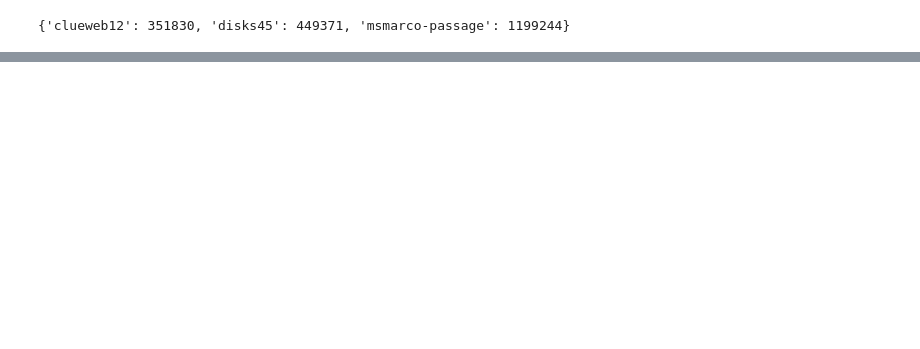
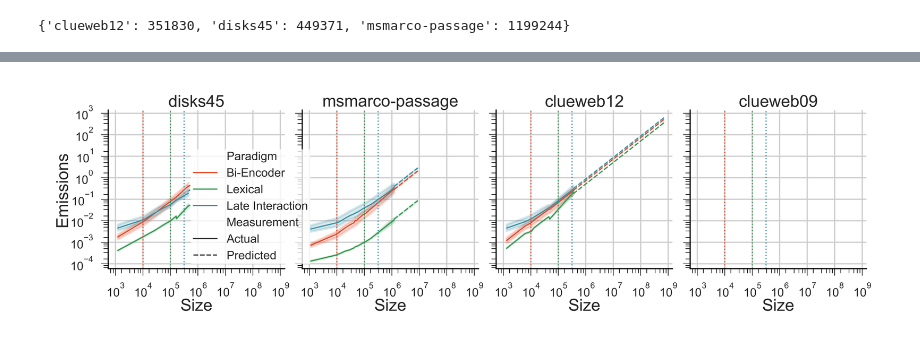
Before and after one commit to webis-de/ecir25-corpus-subsampling, a Jupyter notebook: notebooks/carbon-footprint-eval.ipynb, the cells around one changed output, grey strips where cells are left out. Drawn from its saved outputs; the diff is of its cells as text; code cells hidden in the pictures; blank space fills up the shorter version.

Commit message:
Update plotting code.

```diff
--- a/notebooks/carbon-footprint-eval.ipynb
+++ b/notebooks/carbon-footprint-eval.ipynb
@@ -182,0 +174,84 @@ plt.yscale('log')
+# %%
+import matplotlib
+import numpy as np
+import matplotlib.ticker as ticker
+
+# Add the recommended values here:
+recommended_values = [
+    [10**4, 10**5, 10**5.5],
+    [10**4, 10**5, 10**5.5],
+    [10**4, 10**5, 10**5.5],
+    [10**4, 10**5, 10**5.5],
+]
+
+colwidth_pt = 347.12354
+dpi = 1200
+colwidth_inches = colwidth_pt / 72.27
+
+tex_fonts = {
+    # Use 10pt font in plots, to match 10pt font in document
+    "axes.labelsize": 7,
+    "font.size": 7,
+    # Make the legend/label fonts a little smaller
+    "legend.fontsize": 5,
+    "xtick.labelsize": 5,
+    "ytick.labelsize": 5
+}
+
+palette = ["#E64727", "#349850", "#3A91A5"]
+
+# ClueWeb09 is still running, extracting the corpus still needs 2 days to finish
+# Hence, I add a pseudo entry so that we get the column at least
+df_clueweb09 = pd.DataFrame([{'Paradigm': paradigm + ' (Predicted)', 'Size': size, 'Emissions': emissions, 'Dataset': 'clueweb09'}])
+df_concat = pd.concat([df_emissions, df_predicted_observations, df_clueweb09]).rename(columns={"Paradigm": "ZZZ"}).assign(
+    Paradigm=lambda x: np.select(
+        [
+            x['ZZZ'].str.startswith('Bi-Encoder'),
+            x['ZZZ'].str.startswith('Lexical'),
+            x['ZZZ'].str.startswith('Late Interaction')
+        ],
+        ['Bi-Encoder', 'Lexical', 'Late Interaction'],
+        default='black'  # default color if none of the conditions match
+    ),
+    Measurement=lambda x: np.where(x['ZZZ'].str.endswith('(Predicted)'), 'Predicted', 'Actual')
+)
+sns.set()
+sns.set_theme(style="whitegrid", rc={"figure.dpi": dpi, "grid.linewidth": 0.5,"xtick.bottom" : True, "ytick.left" : True, "legend.frameon": True, "legend.fancybox": False, "legend.borderpad": 0.2, "legend.edgecolor": "white", "legend.framealpha": 0.8, "lines.linewidth": 0.5, "axes.edgecolor": "black", "axes.titlepad": 0.1})
+plt.rcParams.update(tex_fonts)
+g = sns.relplot(data=df_concat, kind='line', x='Size', y='Emissions', col='Dataset', hue='Paradigm', style='Measurement', palette=palette)
+sns.despine(top=True, right=True)
+g.fig.set_size_inches((colwidth_inches, 1.3))
+g.set_titles("{col_name}")  # use this argument literally
+for i, ax in enumerate(g.axes.flat):
+    for j, v in enumerate(recommended_values[i]):
+        ax.axvline(v, color=palette[j], linestyle="dotted")
+    ax.linewidth=0.1
+    ax.tick_params(axis="both", direction="out", which="both", left=True, bottom=True, color="black")
+    ax.xaxis.set_tick_params(width=0.25, which="both")
+    ax.xaxis.set_tick_params(which="major", length=3)
+    ax.xaxis.set_tick_params(which="minor", length=2)
+    ax.yaxis.set_tick_params(width=0.25, which="both")
+    ax.yaxis.set_tick_params(which="major", length=3)
+    ax.yaxis.set_tick_params(which="minor", length=2)
+    ax.set_xscale("log")
+    ax.set_yscale("log")
+    ax.xaxis.set_major_locator(ticker.LogLocator(base=10, numticks=1000))
+    ax.yaxis.set_major_locator(ticker.LogLocator(base=10, numticks=1000))
+    ax.xaxis.set_minor_locator(ticker.LogLocator(base=10.0, subs=np.linspace(0, 1.0, 5 + 2)[1:-1], numticks=1000))
+    ax.yaxis.set_minor_locator(ticker.LogLocator(base=10.0, subs=np.linspace(0, 1.0, 5 + 2)[1:-1], numticks=1000))
+    ax.xaxis.set_minor_formatter(ticker.NullFormatter())
+    ax.yaxis.set_minor_formatter(ticker.NullFormatter())
+    plt.setp(ax.spines.values(), linewidth=0.5)
+    ax.xaxis.labelpad = 0
+g.axes.flat[0].yaxis.labelpad = 0
+leg = g._legend
+leg.set_bbox_to_anchor([0.18, 0.85])
+leg._loc = 2  # if required you can set the loc
+leg.get_frame().set_linewidth(0)
+leg.draw_frame(True)
+plt.tight_layout(pad=0.05)
+plt.subplots_adjust(wspace=0.1)
+plt.savefig(f'utilization-size-tradeoff.pdf', pad_inches=0)
+plt.show()
+# %% [output]
+[figure, added]
```
Also changed, not shown: parts of 3 cells of this notebook, 1 other file.
